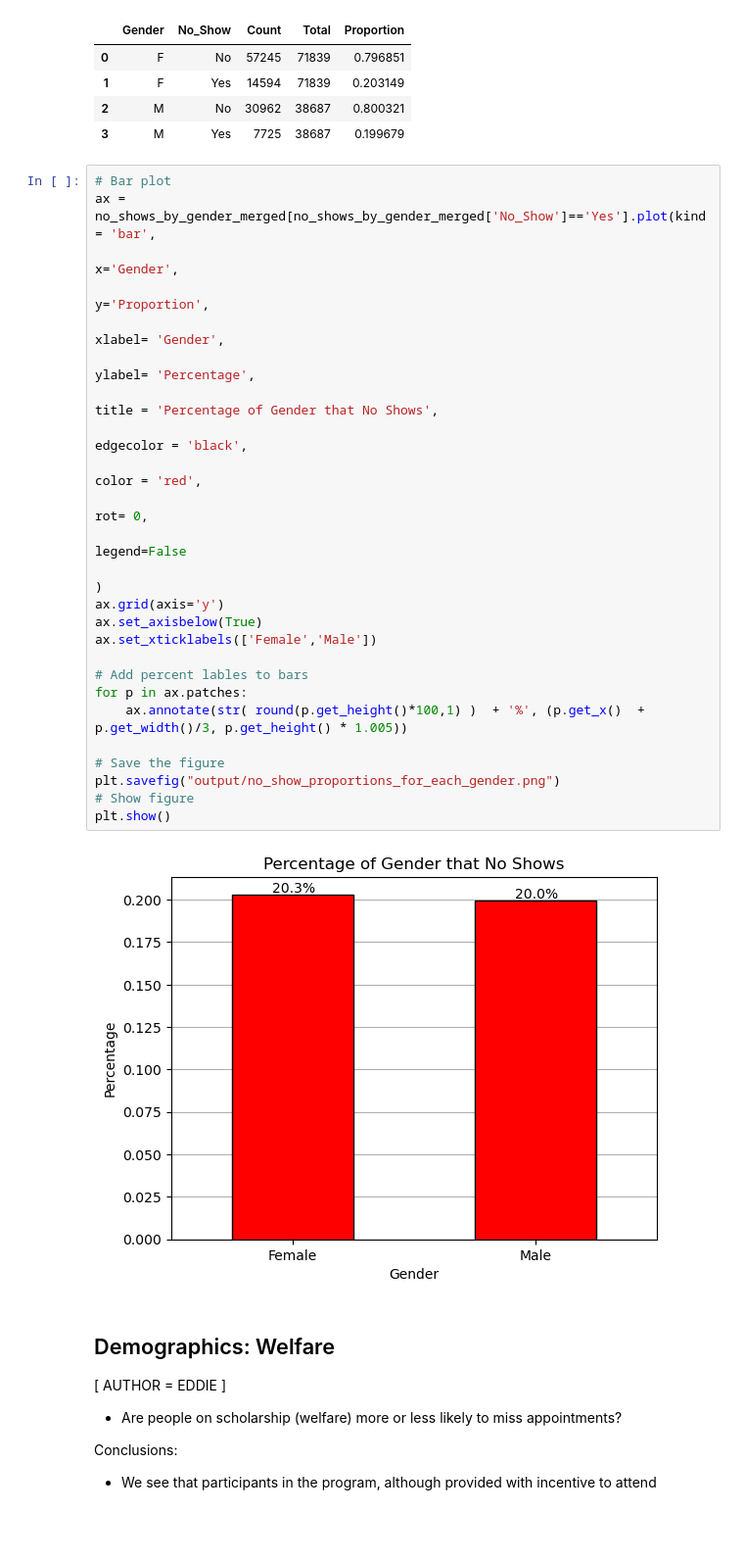
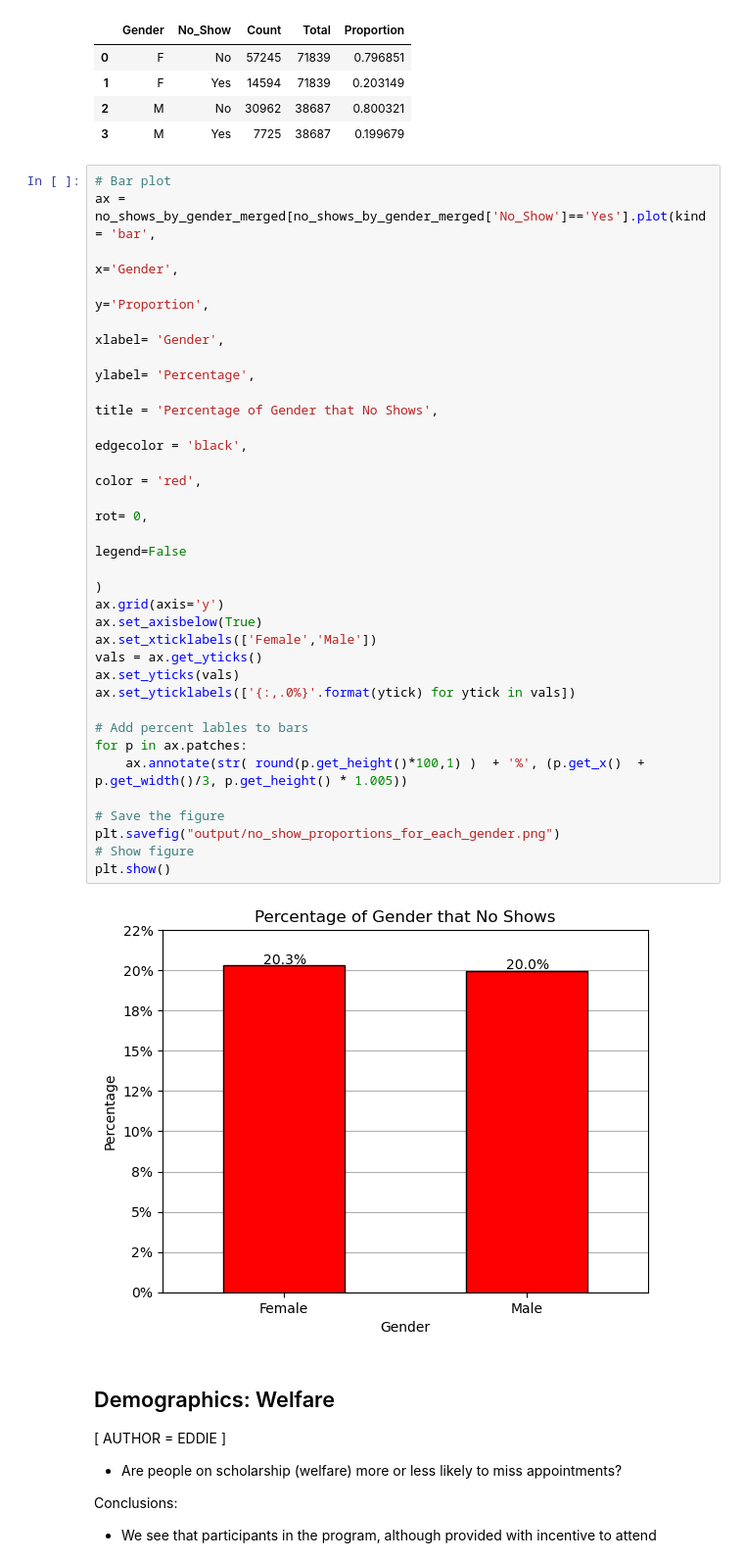
Before and after one commit to Omeagon/Project1, a Jupyter notebook: DataAnalysisFinal.ipynb, the cells around one changed output. Shown at 98% size. Drawn from its saved outputs; the diff is of its cells as text; blank space fills up the shorter version.

```diff
--- a/DataAnalysisFinal.ipynb
+++ b/DataAnalysisFinal.ipynb
@@ -396,30 +396,33 @@ no_shows_by_gender_merged
 # %%
 # Bar plot
 ax = no_shows_by_gender_merged[no_shows_by_gender_merged['No_Show']=='Yes'].plot(kind = 'bar',
                                                                                  x='Gender',
                                                                                  y='Proportion',
                                                                                  xlabel= 'Gender',
                                                                                  ylabel= 'Percentage',
                                                                                  title = 'Percentage of Gender that No Shows',
                                                                                  edgecolor = 'black',
                                                                                  color = 'red',
                                                                                  rot= 0,
                                                                                  legend=False
                                                                                 )
 ax.grid(axis='y')
 ax.set_axisbelow(True)
 ax.set_xticklabels(['Female','Male'])
+vals = ax.get_yticks()
+ax.set_yticks(vals)
+ax.set_yticklabels(['{:,.0%}'.format(ytick) for ytick in vals])
 
 # Add percent lables to bars
 for p in ax.patches:
     ax.annotate(str( round(p.get_height()*100,1) )  + '%', (p.get_x()  + p.get_width()/3, p.get_height() * 1.005))
 
 # Save the figure
 plt.savefig("output/no_show_proportions_for_each_gender.png")
 # Show figure
 plt.show()
 # %% [output]
-[figure, old version]
+[figure, new version]
 # %% [markdown]
 ## Demographics: Welfare
 
```
Also changed, not shown: parts of 4 cells of this notebook, 8 other files.
